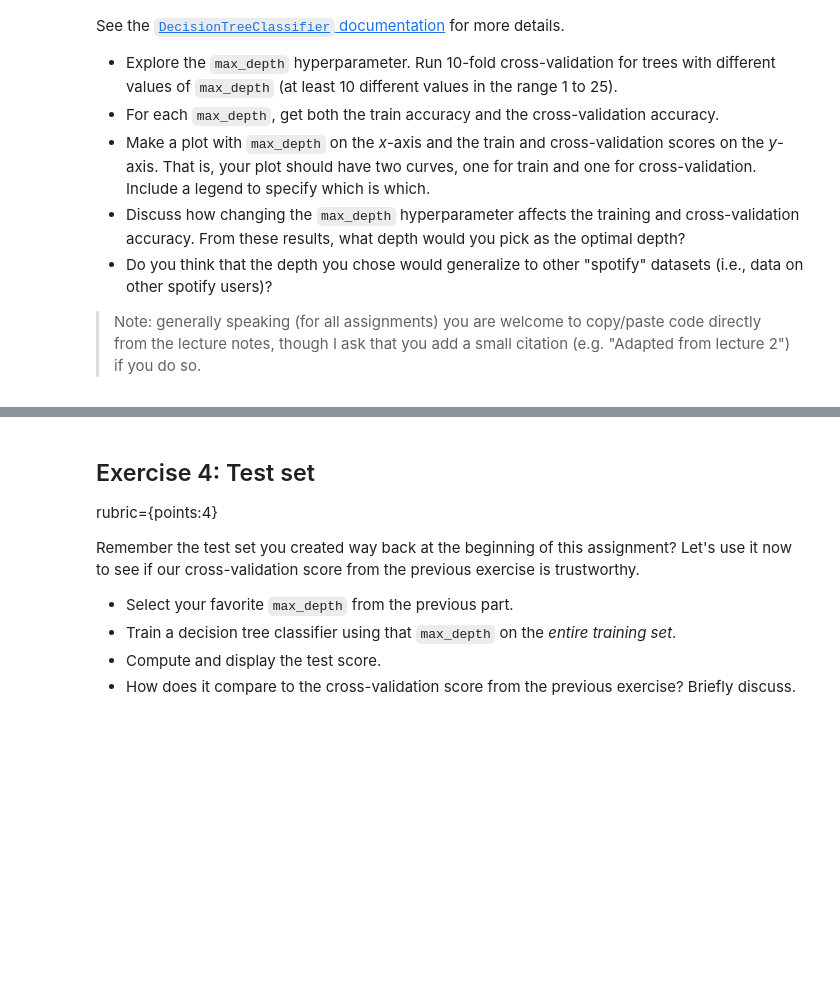
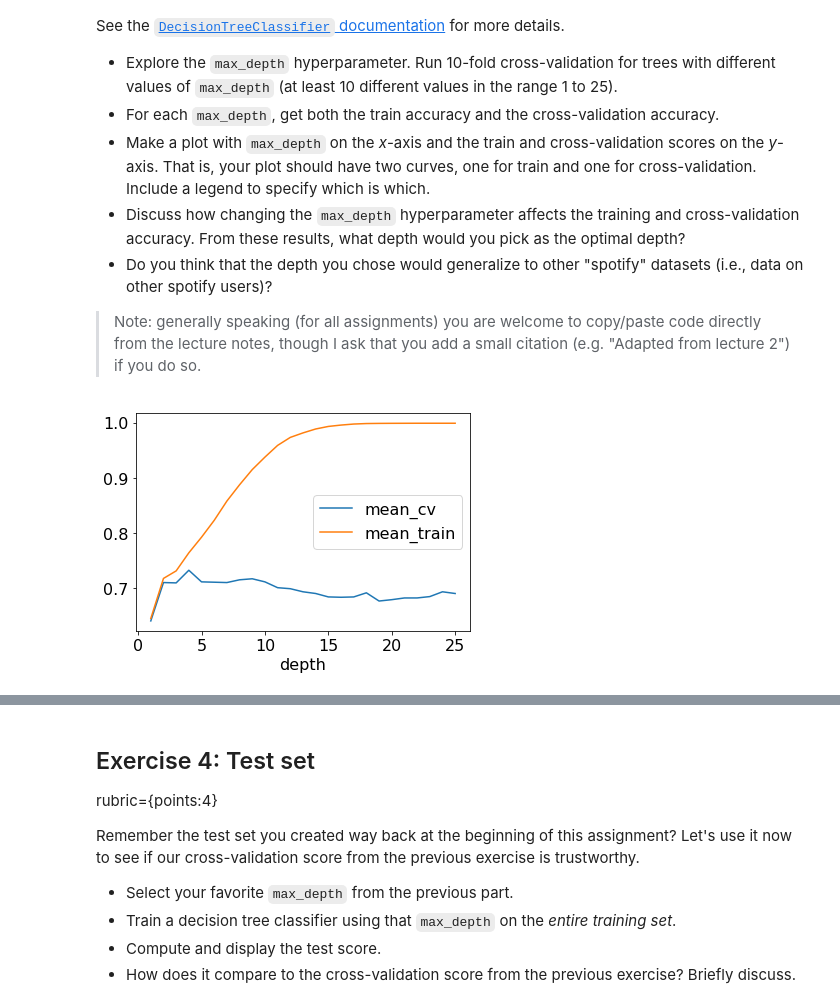
Before and after one commit to xhnatiuk/cpsc330, a Jupyter notebook: hw/hw2/hw2.ipynb, the cells around one changed output, grey strips where cells are left out. Drawn from its saved outputs; the diff is of its cells as text; code cells hidden in the pictures; blank space fills up the shorter version.

```diff
--- a/hw/hw2/hw2.ipynb
+++ b/hw/hw2/hw2.ipynb
@@ -247,3 +253,22 @@ In this exercise, you'll experiment with the `max_depth` hyperparameter of the d
 - Do you think that the depth you chose would generalize to other "spotify" datasets (i.e., data on other spotify users)?
 
 > Note: generally speaking (for all assignments) you are welcome to copy/paste code directly from the lecture notes, though I ask that you add a small citation (e.g. "Adapted from lecture 2") if you do so.
+# %%
+# Adapted from lecture 3
+results_dict = {
+    "depth": [],
+    "mean_cv": [],
+    "mean_train": [],
+}
+for depth in range(1, 26):
+    model = DecisionTreeClassifier(max_depth=depth)
+    scores = cross_validate(model, X_train, y_train, cv=10, return_train_score=True)
+    results_dict["depth"].append(depth)
+    results_dict["mean_cv"].append(np.mean(scores["test_score"]))
+    results_dict["mean_train"].append(np.mean(scores["train_score"]))
+
+results_df = pd.DataFrame(results_dict)
+results_df = results_df.set_index("depth")
+results_df[["mean_cv", "mean_train"]].plot();
+# %% [output]
+[figure, added]
```
Also changed, not shown: parts of 11 cells of this notebook.
